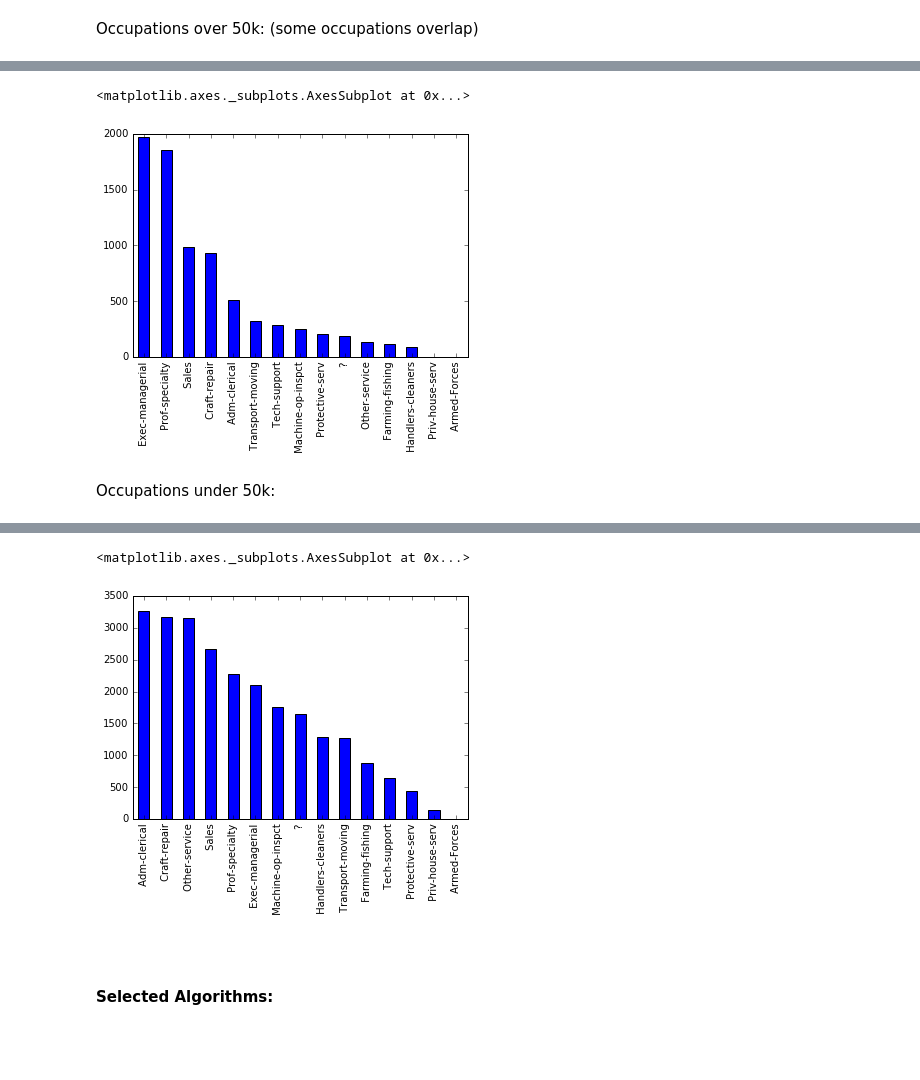
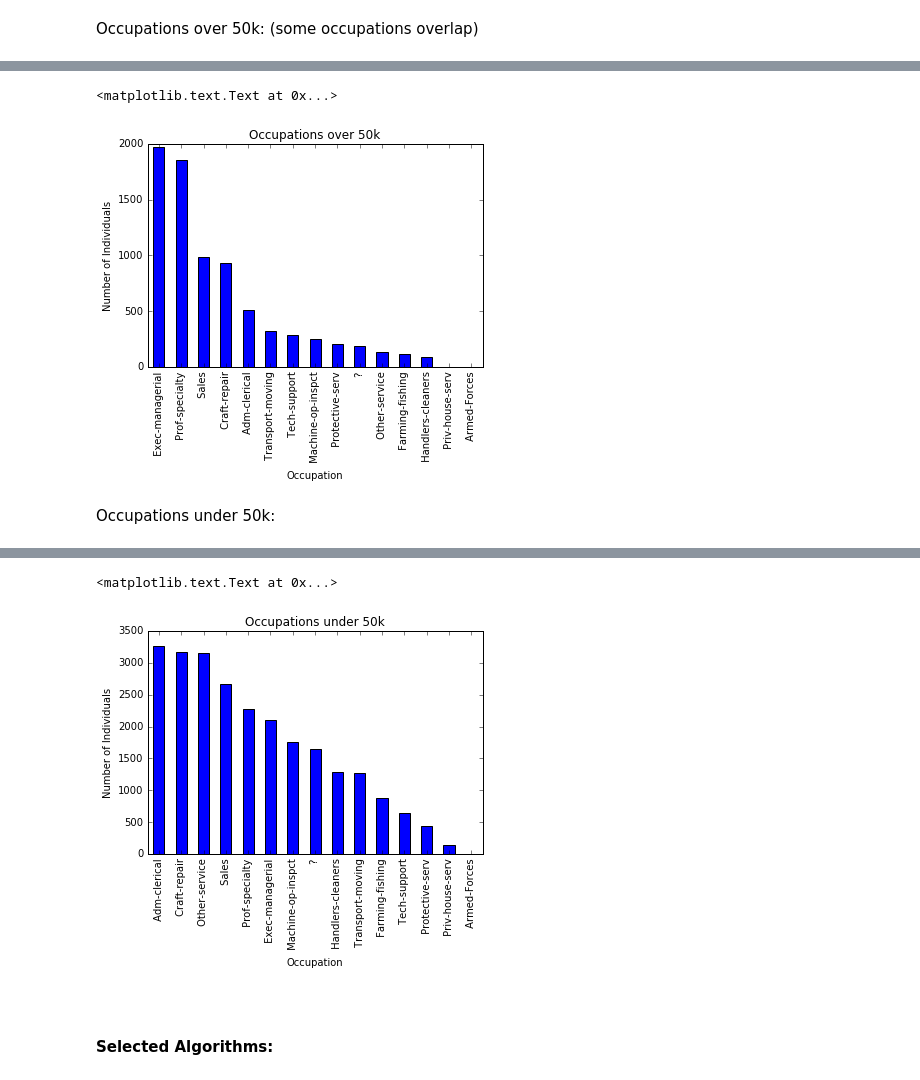
Before and after one commit to SoleilSunshine/Portfolio, a Jupyter notebook: AdultIncome-LogisticReg.ipynb, the cells around one changed output, grey strips where cells are left out. Cells and saved outputs as stored; diff of their text form; code cells hidden in the pictures; blank space fills up the shorter version.

```diff
--- a/AdultIncome-LogisticReg.ipynb
+++ b/AdultIncome-LogisticReg.ipynb
@@ -531,9 +616,14 @@ adults_over50k['occupation'].value_counts()
 Name: occupation, dtype: int64
 # %%
 adults_over50k['occupation'].value_counts().plot(kind='bar')
+
+plt.title("Occupations over 50k")
+
+plt.xlabel("Occupation")
+plt.ylabel("Number of Individuals")
 # %% [output]
-<matplotlib.axes._subplots.AxesSubplot at 0x...>
+<matplotlib.text.Text at 0x...>
-[figure, old version]
+[figure, new version]
 # %% [markdown]
 Occupations under 50k:
 # %%
@@ -557,9 +647,14 @@ adults_under50k['occupation'].value_counts()
 Name: occupation, dtype: int64
 # %%
 adults_under50k['occupation'].value_counts().plot(kind='bar')
+
+plt.title("Occupations under 50k")
+
+plt.xlabel("Occupation")
+plt.ylabel("Number of Individuals")
 # %% [output]
-<matplotlib.axes._subplots.AxesSubplot at 0x...>
+<matplotlib.text.Text at 0x...>
-[figure, old version]
+[figure, new version]
 # %% [markdown]
   <br><br>
 **Selected Algorithms:**
```
Also changed, not shown: parts of 30 cells of this notebook.
